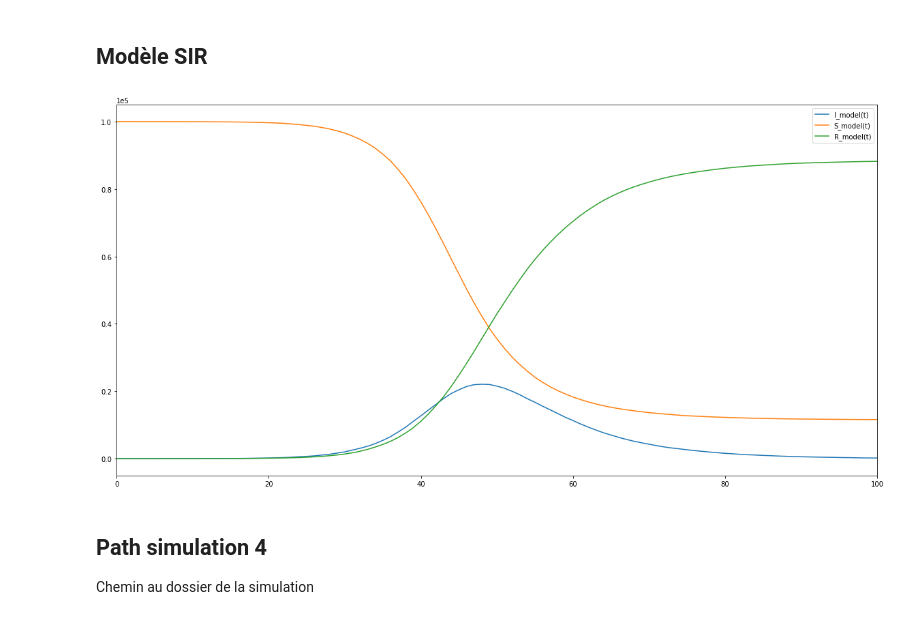
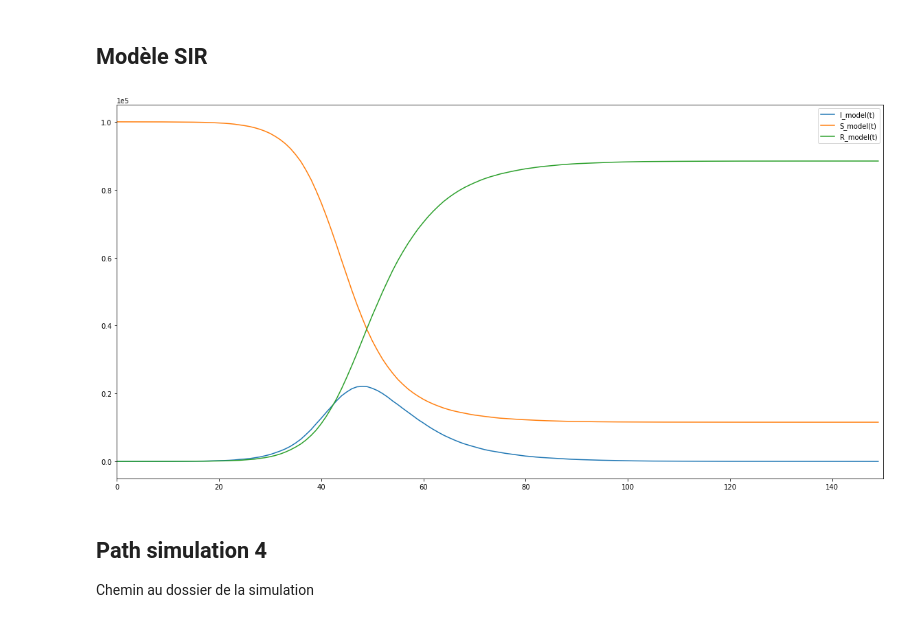
Before and after one commit to maximepasquier/Diversity, a Jupyter notebook: Python/SIR.ipynb, the cells around one changed output. Saved outputs shown, nothing was run; the diff lists cells and outputs as text; code cells hidden in the pictures.

```diff
--- a/Python/SIR.ipynb
+++ b/Python/SIR.ipynb
@@ -691,35 +691,35 @@ print(temps_data)
 contamine = pd.read_csv(path3 + "/data_csv/m_nombre_contamine.csv", dtype=int)
 recovered = pd.read_csv(path3 + "/data_csv/m_SIR_recovered_file.csv", dtype=int)
 
 nombre_individus_S = N
 nombre_individus_data_S = nombre_individus_S - contamine
 nombre_individus_data_S = nombre_individus_data_S['Nombre de contaminés'].subtract(recovered['Recovered'])
 
 infection(S, I, R, N, iterations)
 figure = plt.figure(figsize=(20, 10))
 
 I_model, = plt.plot(contamine, label='I_model(t)')
 S_model, = plt.plot(nombre_individus_data_S, label='S_model(t)')
 R_model, = plt.plot(recovered, label='R_model(t)')
 
 
 plt.legend(handles=[I_model, S_model, R_model])
 
 plt.ticklabel_format(style='sci', axis='y', scilimits=(0,0)) # use scientific notation
 
-plt.xlim([0, 100])
+plt.xlim([0, 150])
 plt.show()
 
 # MSE I
 #print("MSE I : ", np.square(np.subtract(contamine['Nombre de contaminés'].values.tolist(),I_comp)).mean())
 
 # MSE S
 #print("MSE S : ", np.square(np.subtract(nombre_individus_data_S.values.tolist(),S_comp)).mean())
 
 # MSE R
 #print("MSE R : ", np.square(np.subtract(recovered['Recovered'].values.tolist(),R_comp)).mean())
 # %% [output]
-[figure, old version]
+[figure, new version]
 # %% [markdown]
 ## Path simulation 4
 Chemin au dossier de la simulation
```
Also changed, not shown: parts of 38 cells of this notebook, 7 other files.
